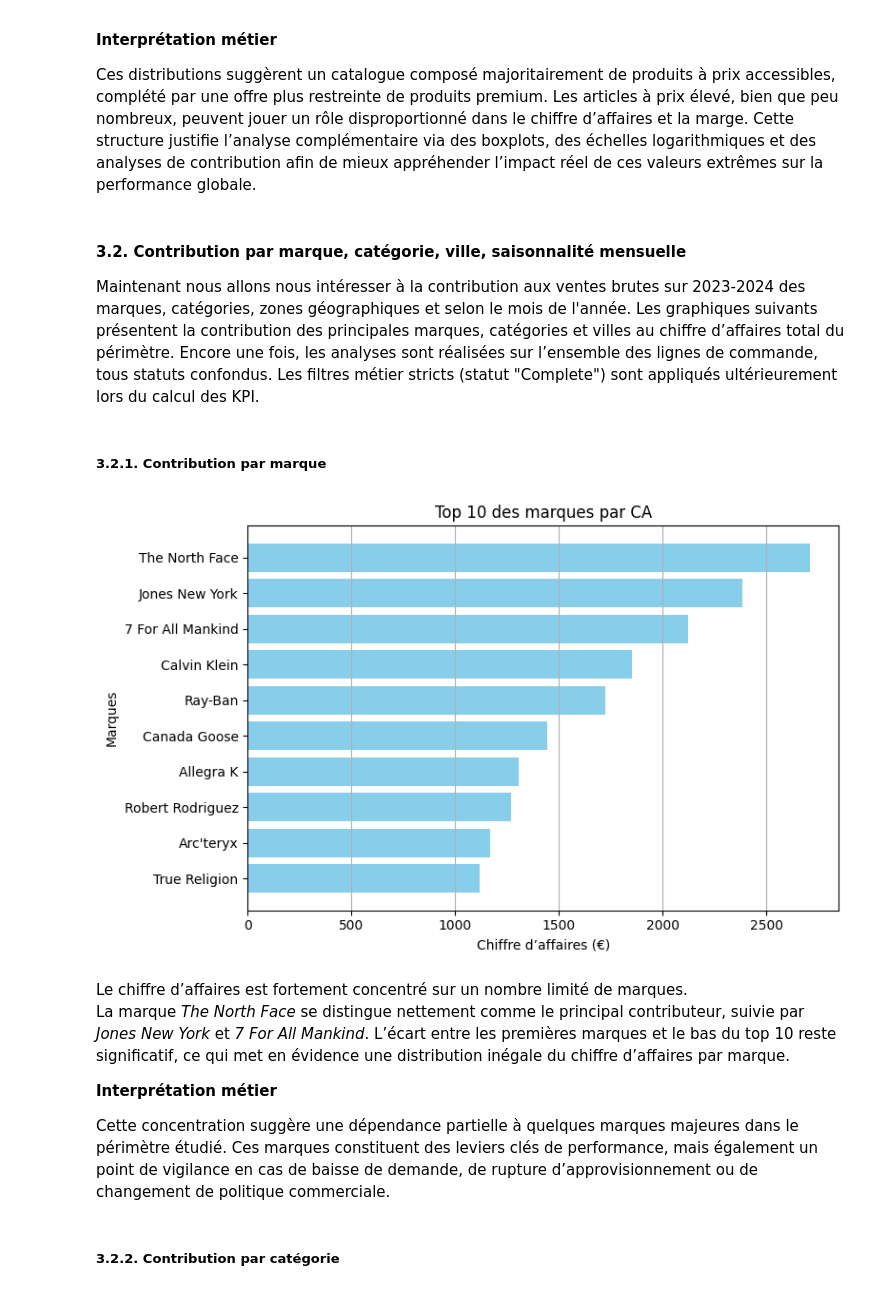
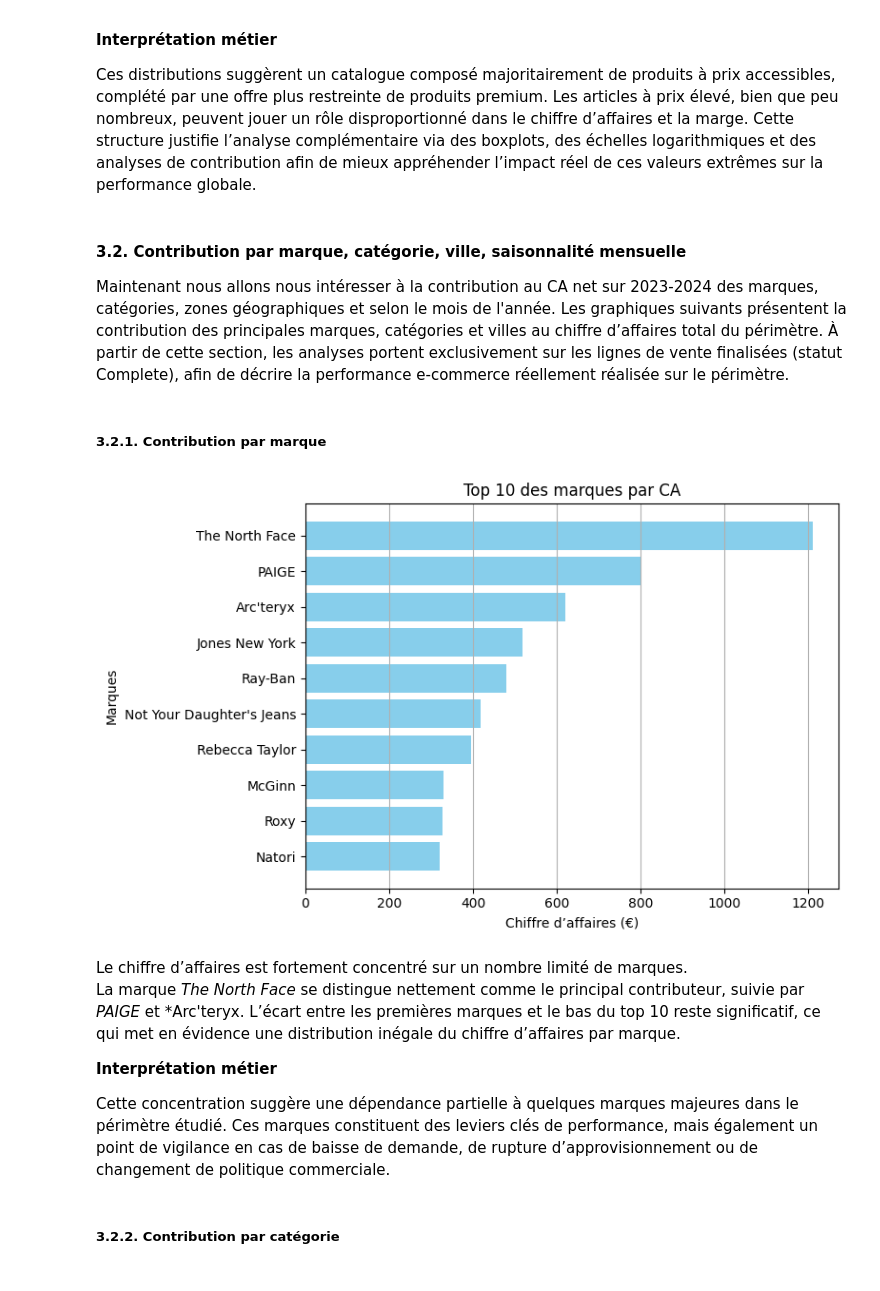
Before and after one commit to Ju3465/Analyse-e-commerce-2023-vs-2024-thelook_ecommerce, a Jupyter notebook: notebooks/eda_thelook_fr_women_2023_2024.ipynb, the cells around one changed output. Cells and saved outputs as stored; diff of their text form; code cells hidden in the pictures.

```diff
--- a/notebooks/eda_thelook_fr_women_2023_2024.ipynb
+++ b/notebooks/eda_thelook_fr_women_2023_2024.ipynb
@@ -447,39 +447,42 @@ La majorité des articles se situe sur des niveaux de prix relativement faibles,
 Ces distributions suggèrent un catalogue composé majoritairement de produits à prix accessibles, complété par une offre plus restreinte de produits premium. Les articles à prix élevé, bien que peu nombreux, peuvent jouer un rôle disproportionné dans le chiffre d’affaires et la marge. Cette structure justifie l’analyse complémentaire via des boxplots, des échelles logarithmiques et des analyses de contribution afin de mieux appréhender l’impact réel de ces valeurs extrêmes sur la performance globale.
 # %% [markdown]
 #### 3.2. Contribution par marque, catégorie, ville, saisonnalité mensuelle
-Maintenant nous allons nous intéresser à la contribution aux ventes brutes sur 2023-2024 des marques, catégories, zones géographiques et selon le mois de l'année.
+Maintenant nous allons nous intéresser à la contribution au CA net sur 2023-2024 des marques, catégories, zones géographiques et selon le mois de l'année.
 Les graphiques suivants présentent la contribution des principales marques,
 catégories et villes au chiffre d’affaires total du périmètre.
-Encore une fois, les analyses sont réalisées sur l’ensemble des lignes de commande, tous statuts confondus. Les filtres métier stricts (statut "Complete") sont appliqués ultérieurement lors du calcul des KPI.
+À partir de cette section, les analyses portent exclusivement sur les lignes de vente finalisées (statut Complete), afin de décrire la performance e-commerce réellement réalisée sur le périmètre.
 # %% [markdown]
 ##### 3.2.1. Contribution par marque
 # %%
+# Filtre sur les articles au statut "Complete"
+df_net = df[df["item_status"] == "Complete"].copy()
+
 # Contribution par marque
-ca_marque = df.groupby('brand')['sale_price'].sum().sort_values(ascending=False)
+ca_marque = df_net.groupby('brand')['sale_price'].sum().sort_values(ascending=False)
 
 # Sélection du top 10 marques par CA
 top10_marques = ca_marque.head(10)
 
 # Construction figure
 fig, ax = plt.subplots(figsize=(8, 5))
 
 # Barres horizontales
 ax.barh(top10_marques.index, top10_marques.values, color="skyblue")
 ax.invert_yaxis()
 
 # Mise en forme
 ax.set_title("Top 10 des marques par CA")
 ax.set_xlabel("Chiffre d’affaires (€)")
 ax.set_ylabel("Marques")
 ax.grid(visible=True, which='major', axis='x')
 
 plt.tight_layout()
 plt.show()
 # %% [output]
-[figure, old version]
+[figure, new version]
 # %% [markdown]
 Le chiffre d’affaires est fortement concentré sur un nombre limité de marques.
-La marque *The North Face* se distingue nettement comme le principal contributeur, suivie par *Jones New York* et *7 For All Mankind*. L’écart entre les premières marques et le bas du top 10 reste significatif, ce qui met en évidence une distribution inégale du chiffre d’affaires par marque.
+La marque *The North Face* se distingue nettement comme le principal contributeur, suivie par *PAIGE* et *Arc'teryx. L’écart entre les premières marques et le bas du top 10 reste significatif, ce qui met en évidence une distribution inégale du chiffre d’affaires par marque.
 
 **Interprétation métier**
 
```
Also changed, not shown: parts of 16 cells of this notebook.
